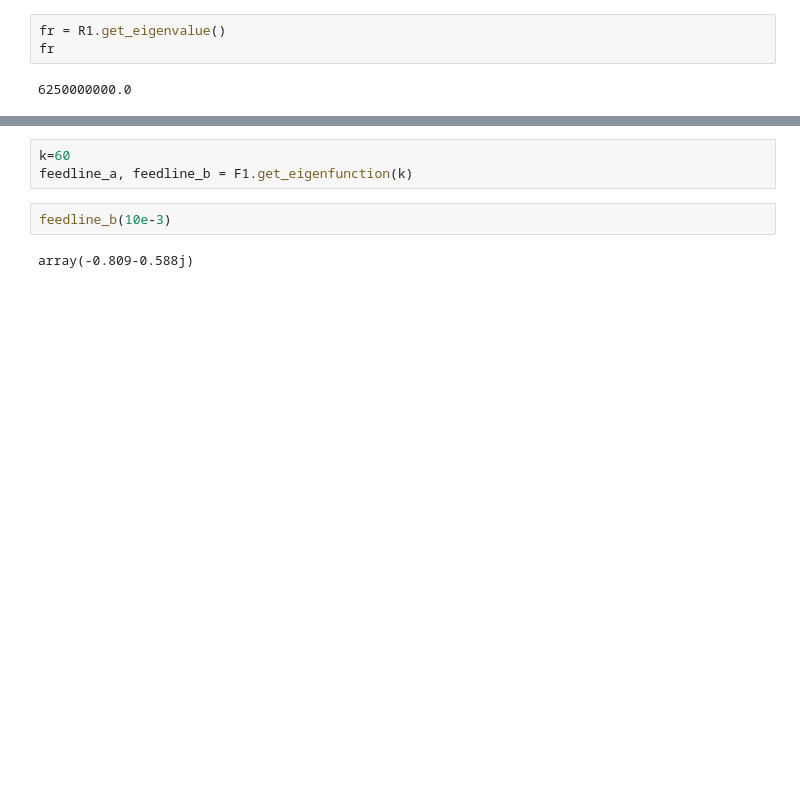
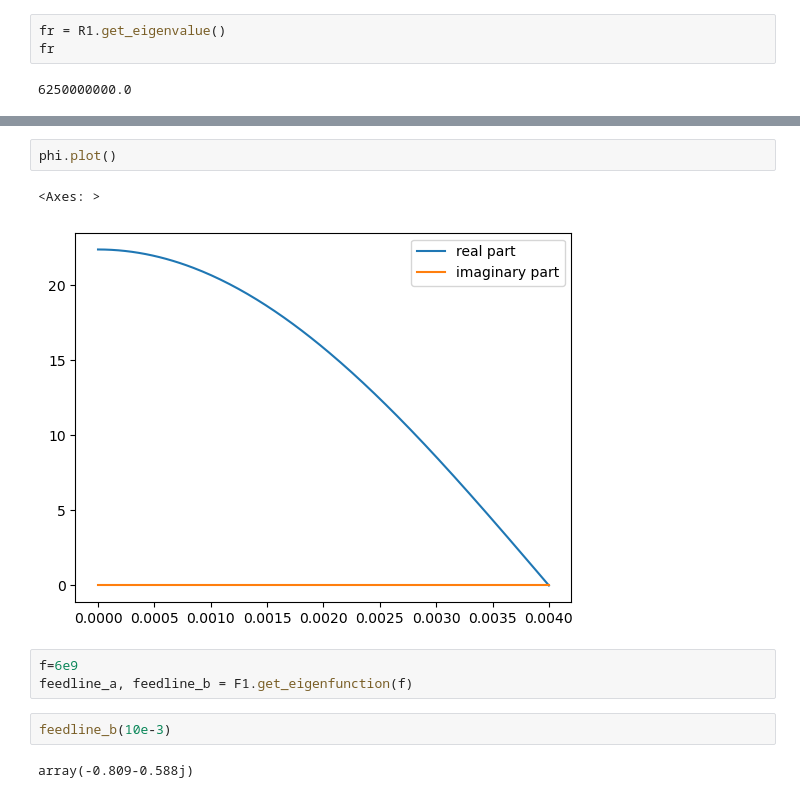
Before and after one commit to tstavenga/pyRF, a Jupyter notebook: pyRF/Experimental/notebooks/new_test_notebooks/resonator_feedline_coupling.ipynb, the cells around one changed output, grey strips where cells are left out. Cells and saved outputs as stored; diff of their text form; blank space fills up the shorter version.

```diff
--- a/pyRF/Experimental/notebooks/new_test_notebooks/resonator_feedline_coupling.ipynb
+++ b/pyRF/Experimental/notebooks/new_test_notebooks/resonator_feedline_coupling.ipynb
@@ -41,6 +38,11 @@ array(22.361+0.j)
+# %%
+phi.plot()
+# %% [output]
+<Axes: >
+[figure, added]
 # %%
-k=60
-feedline_a, feedline_b = F1.get_eigenfunction(k)
+f=6e9
+feedline_a, feedline_b = F1.get_eigenfunction(f)
 # %%
 feedline_b(10e-3)
 # %% [output]
```
Also changed, not shown: parts of 16 cells of this notebook, 6 other files.
